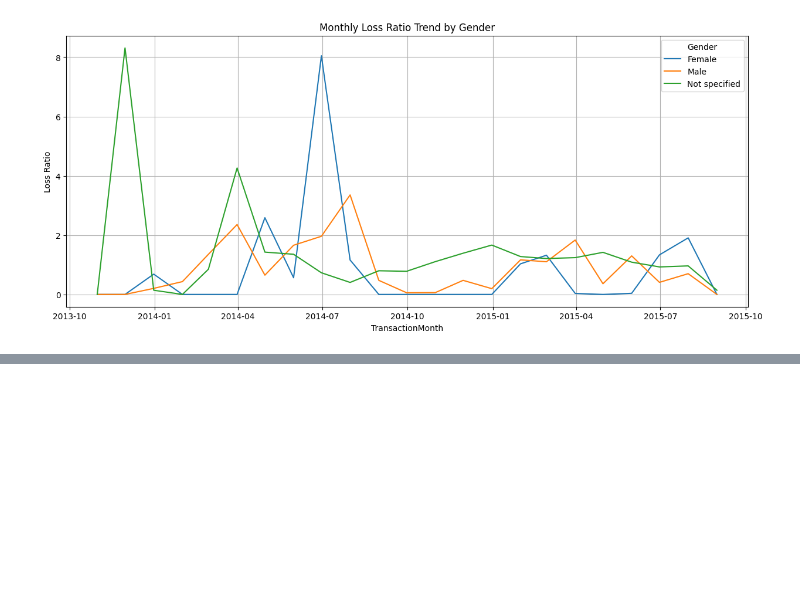
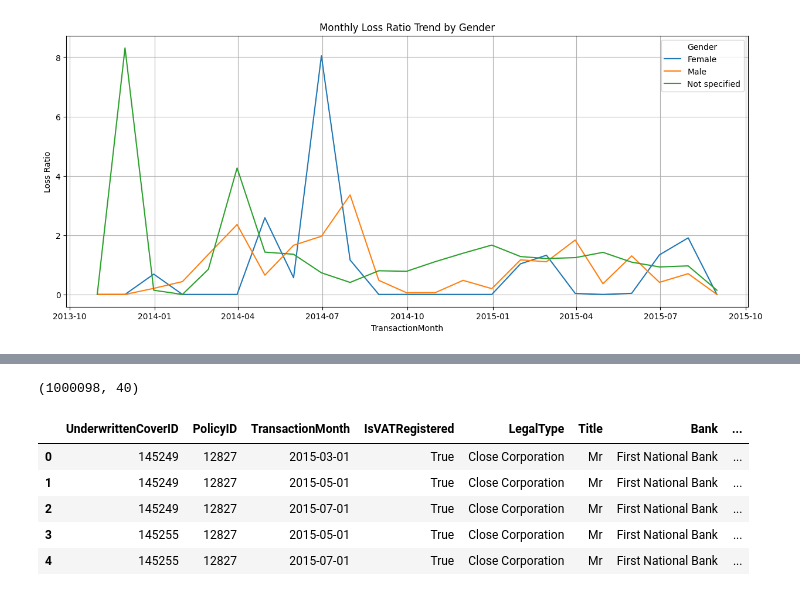
Before and after one commit to segnig/End-2-End-Insurance-Risk-Analytics-Predictive-Modeling, a Jupyter notebook: notebooks/task-1.ipynb, the cells around one changed output, grey strips where cells are left out. Saved outputs shown, nothing was run; the diff lists cells and outputs as text; code cells hidden in the pictures; blank space fills up the shorter version.

```diff
--- a/notebooks/task-1.ipynb
+++ b/notebooks/task-1.ipynb
@@ -729,0 +789,4 @@ plot_creative_visualizations(df)
+# %%
+df.shape
+# %% [output]
+(1000098, 40)
@@ -729,0 +795,9 @@ plot_creative_visualizations(df)
+# %%
+df.head()
+# %% [output]
+|  | UnderwrittenCoverID | PolicyID | TransactionMonth | IsVATRegistered | LegalType | Title | Bank | ... |
+| 0 | 145249 | 12827 | 2015-03-01 | True | Close Corporation | Mr | First National Bank | ... |
+| 1 | 145249 | 12827 | 2015-05-01 | True | Close Corporation | Mr | First National Bank | ... |
+| 2 | 145249 | 12827 | 2015-07-01 | True | Close Corporation | Mr | First National Bank | ... |
+| 3 | 145255 | 12827 | 2015-05-01 | True | Close Corporation | Mr | First National Bank | ... |
+| 4 | 145255 | 12827 | 2015-07-01 | True | Close Corporation | Mr | First National Bank | ... |
```
Also changed, not shown: parts of 9 cells of this notebook.
